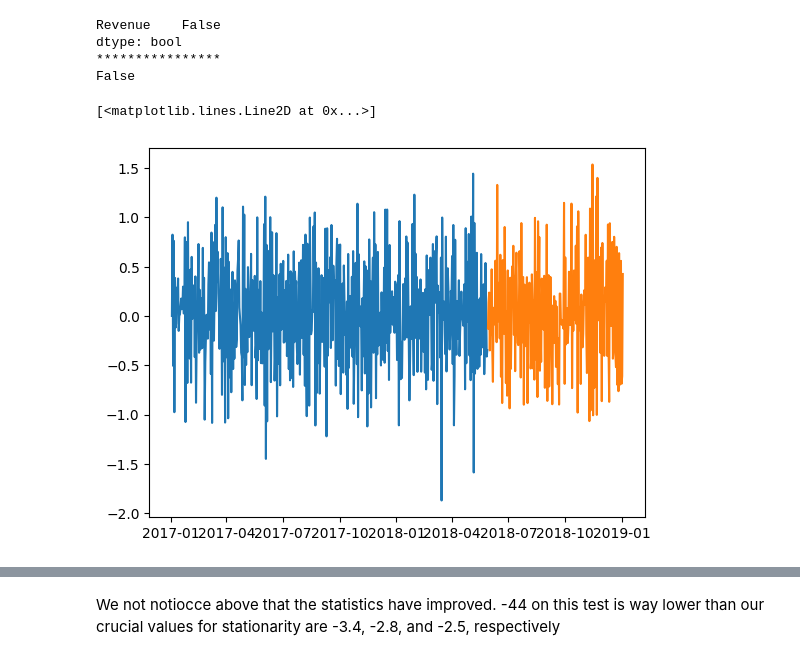
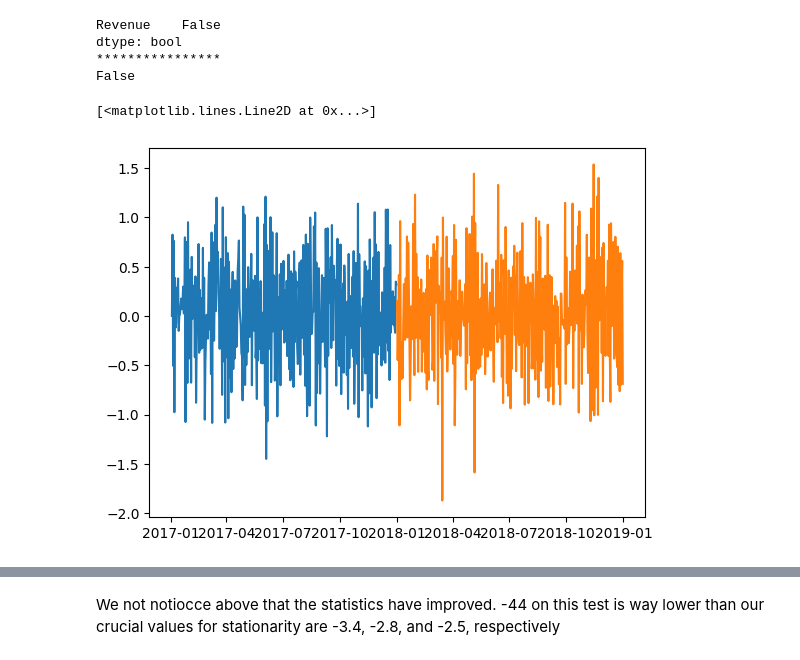
Before and after one commit to cfreeman22/D213, a Jupyter notebook: D213_task1.ipynb, the cells around one changed output, grey strips where cells are left out. Drawn from its saved outputs; the diff is of its cells as text; code cells hidden in the pictures.

```diff
--- a/D213_task1.ipynb
+++ b/D213_task1.ipynb
@@ -142,15 +145,11 @@ False
 # Saving a copy of cleaned data
 #data_diff.to_csv('cleaned_time_series.csv', index = False)
 # %%
-train_size = .70
-n = data_diff.shape[0]
-test_start_index = round(train_size * n)
-
-train = data_diff[:test_start_index] # everything up (not including) to the test_start_index
-test = data_diff[test_start_index:] # everything from the test_start_index to the end
+train = data_diff[:'2017'] # includes 2017
+test = data_diff['2018']
 
 plt.plot(train.index, train.Revenue)
 plt.plot(test.index, test.Revenue)
 # %% [output]
 [<matplotlib.lines.Line2D at 0x...>]
-[figure, old version]
+[figure, new version]
```
Also changed, not shown: parts of 12 cells of this notebook.
